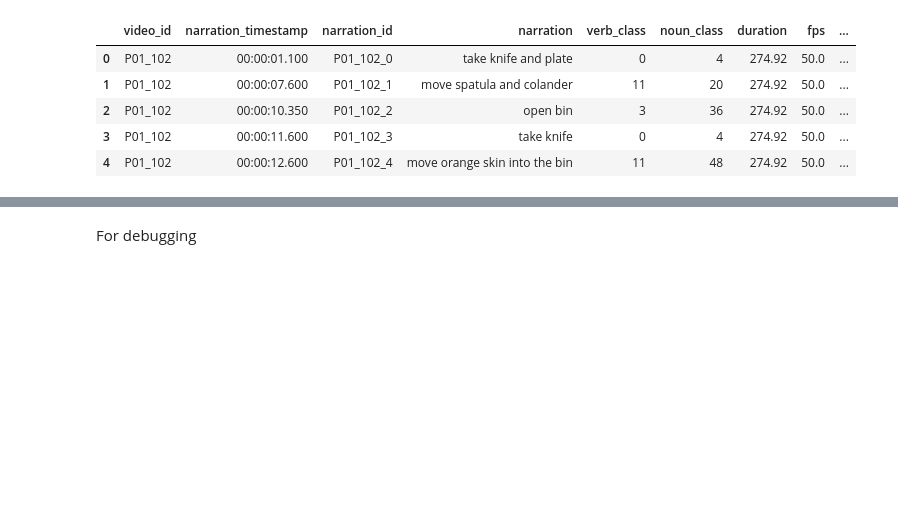
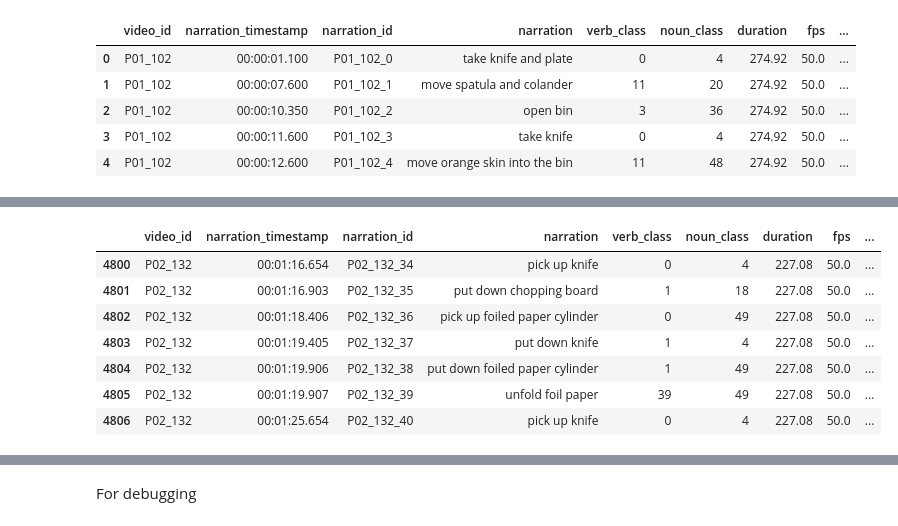
Before and after one commit to BarunKGP/HAAR, a Jupyter notebook: src/scratch/feature_extraction.ipynb, the cells around one changed output, grey strips where cells are left out. Cells and saved outputs as stored; diff of their text form; code cells hidden in the pictures; blank space fills up the shorter version.

```diff
--- a/src/scratch/feature_extraction.ipynb
+++ b/src/scratch/feature_extraction.ipynb
@@ -88,0 +102,11 @@ df.head()
+# %%
+df.iloc[4800:4807]
+# %% [output]
+|  | video_id | narration_timestamp | narration_id | narration | verb_class | noun_class | duration | fps | ... |
+| 4800 | P02_132 | 00:01:16.654 | P02_132_34 | pick up knife | 0 | 4 | 227.08 | 50.0 | ... |
+| 4801 | P02_132 | 00:01:16.903 | P02_132_35 | put down chopping board | 1 | 18 | 227.08 | 50.0 | ... |
+| 4802 | P02_132 | 00:01:18.406 | P02_132_36 | pick up foiled paper cylinder | 0 | 49 | 227.08 | 50.0 | ... |
+| 4803 | P02_132 | 00:01:19.405 | P02_132_37 | put down knife | 1 | 4 | 227.08 | 50.0 | ... |
+| 4804 | P02_132 | 00:01:19.906 | P02_132_38 | put down foiled paper cylinder | 1 | 49 | 227.08 | 50.0 | ... |
+| 4805 | P02_132 | 00:01:19.907 | P02_132_39 | unfold foil paper | 39 | 49 | 227.08 | 50.0 | ... |
+| 4806 | P02_132 | 00:01:25.654 | P02_132_40 | pick up knife | 0 | 4 | 227.08 | 50.0 | ... |
```
Also changed, not shown: parts of 15 cells of this notebook, 4 other files.
